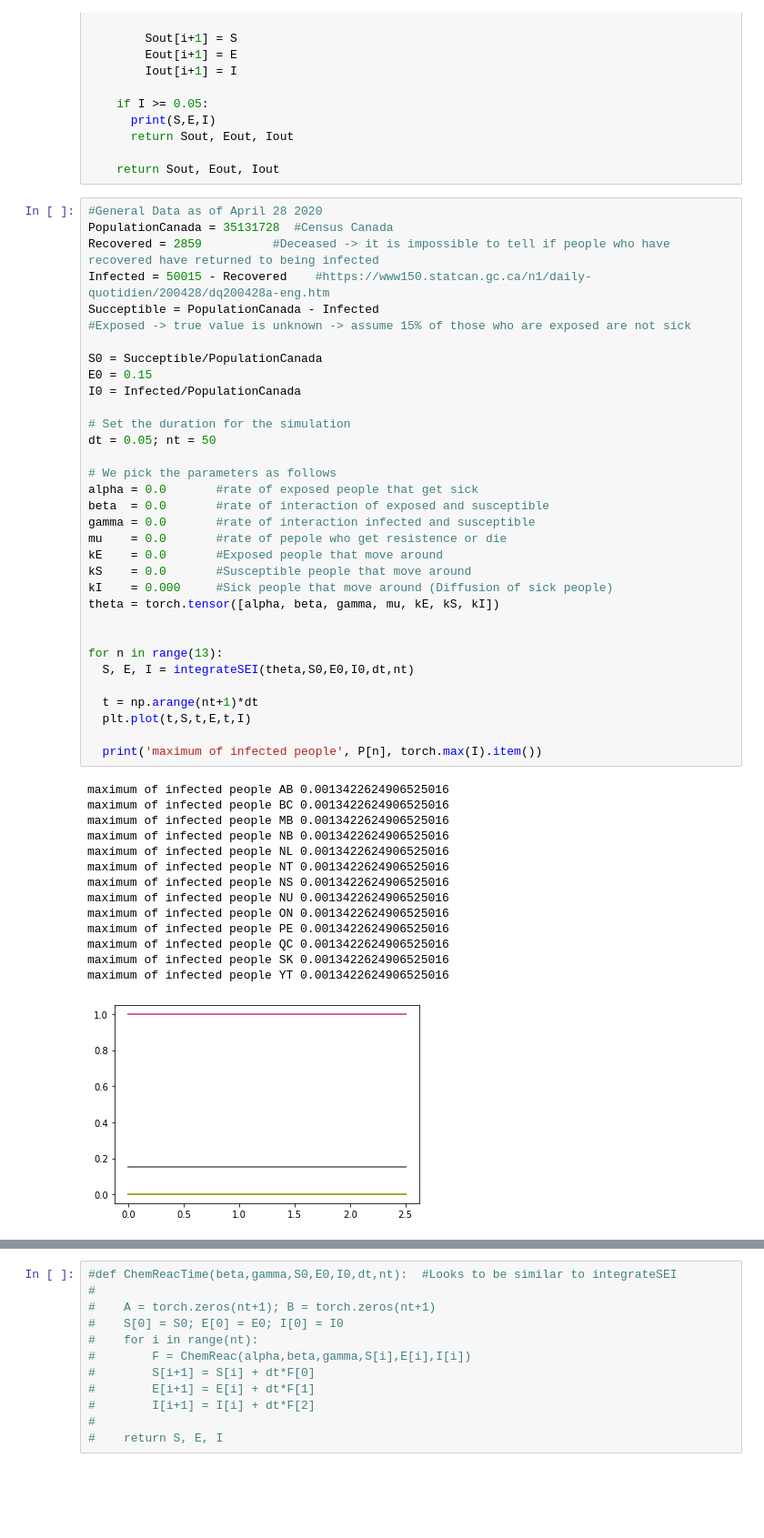
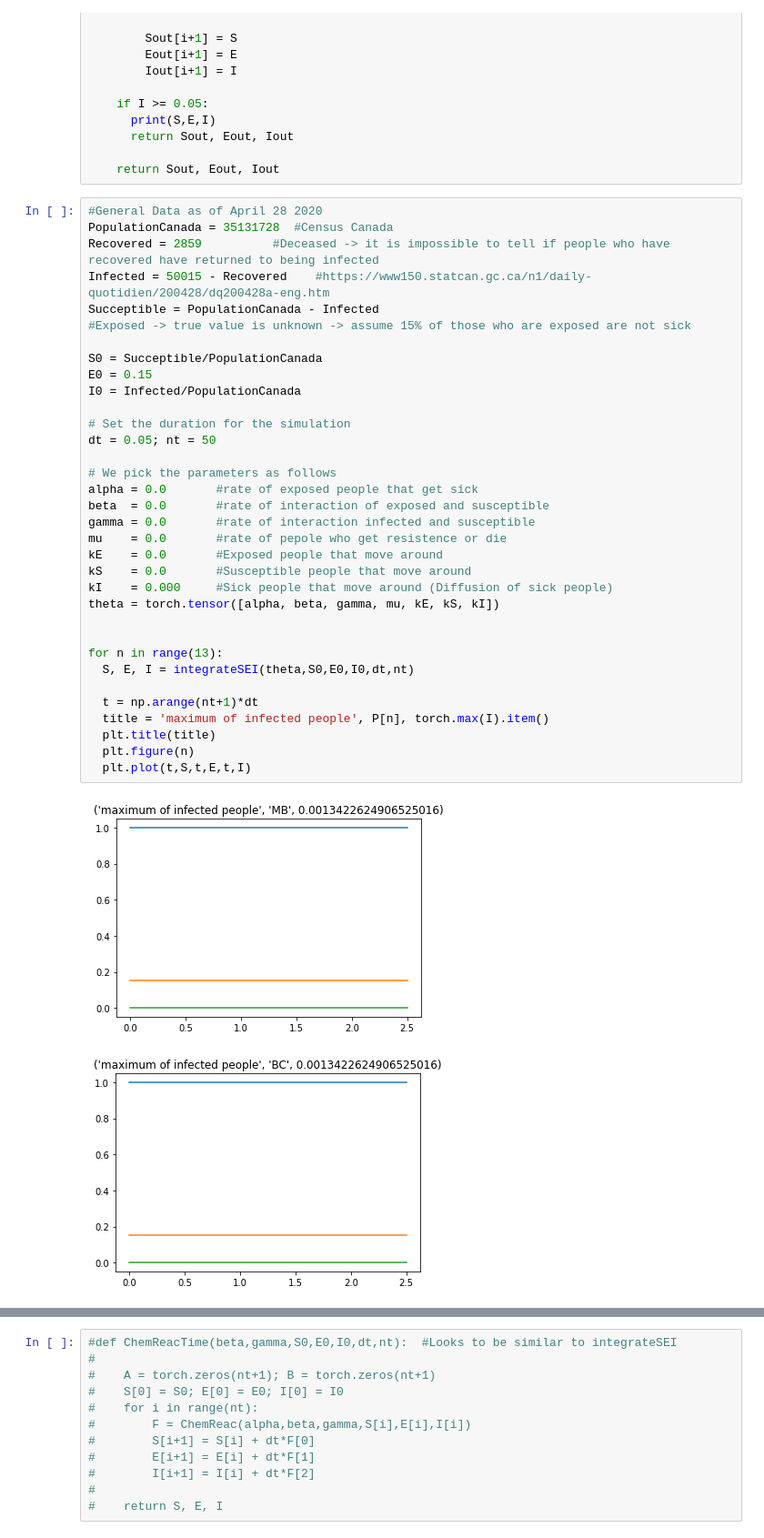
Before and after one commit to periwinklemctartins/Coronavirus--Propogation-Simulation, a Jupyter notebook: Untitled0.ipynb, the cells around one changed output, grey strips where cells are left out. Shown: that part at 91% size. Cells and saved outputs as stored; diff of their text form; blank space fills up the shorter version.

```diff
--- a/Untitled0.ipynb
+++ b/Untitled0.ipynb
@@ -86,46 +86,35 @@ def integrateSEI(theta,S0,E0,I0,dt,nt):
 PopulationCanada = 35131728  #Census Canada
 Recovered = 2859          #Deceased -> it is impossible to tell if people who have recovered have returned to being infected
 Infected = 50015 - Recovered    #https://www150.statcan.gc.ca/n1/daily-quotidien/200428/dq200428a-eng.htm
 Succeptible = PopulationCanada - Infected
 #Exposed -> true value is unknown -> assume 15% of those who are exposed are not sick
 
 S0 = Succeptible/PopulationCanada
 E0 = 0.15
 I0 = Infected/PopulationCanada
 
 # Set the duration for the simulation
 dt = 0.05; nt = 50
 
 # We pick the parameters as follows
 alpha = 0.0       #rate of exposed people that get sick
 beta  = 0.0       #rate of interaction of exposed and susceptible
 gamma = 0.0       #rate of interaction infected and susceptible
 mu    = 0.0       #rate of pepole who get resistence or die
 kE    = 0.0       #Exposed people that move around
 kS    = 0.0       #Susceptible people that move around
 kI    = 0.000     #Sick people that move around (Diffusion of sick people)
 theta = torch.tensor([alpha, beta, gamma, mu, kE, kS, kI])
 
 
 for n in range(13):
   S, E, I = integrateSEI(theta,S0,E0,I0,dt,nt)
 
   t = np.arange(nt+1)*dt
+  title = 'maximum of infected people', P[n], torch.max(I).item()
+  plt.title(title)
+  plt.figure(n)
   plt.plot(t,S,t,E,t,I)
-
-  print('maximum of infected people', P[n], torch.max(I).item())
 # %% [output]
-maximum of infected people AB 0.0013422624906525016
-maximum of infected people BC 0.0013422624906525016
-maximum of infected people MB 0.0013422624906525016
-maximum of infected people NB 0.0013422624906525016
-maximum of infected people NL 0.0013422624906525016
-maximum of infected people NT 0.0013422624906525016
-maximum of infected people NS 0.0013422624906525016
-maximum of infected people NU 0.0013422624906525016
-maximum of infected people ON 0.0013422624906525016
-maximum of infected people PE 0.0013422624906525016
-maximum of infected people QC 0.0013422624906525016
-maximum of infected people SK 0.0013422624906525016
-maximum of infected people YT 0.0013422624906525016
-[figure, old version]
+[figure, new version]
+[figure, added]
```
Also changed, not shown: parts of 6 cells of this notebook.
